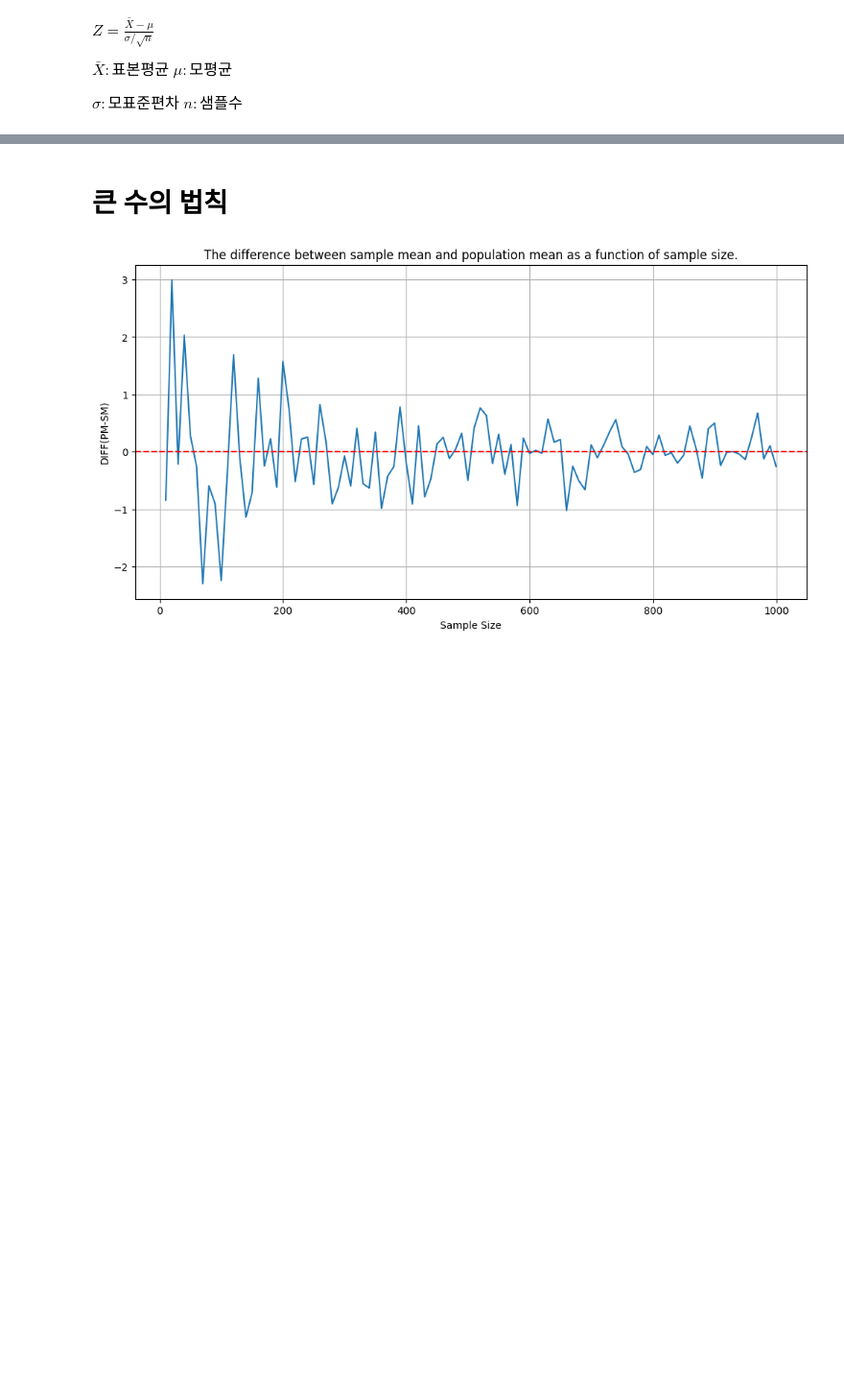
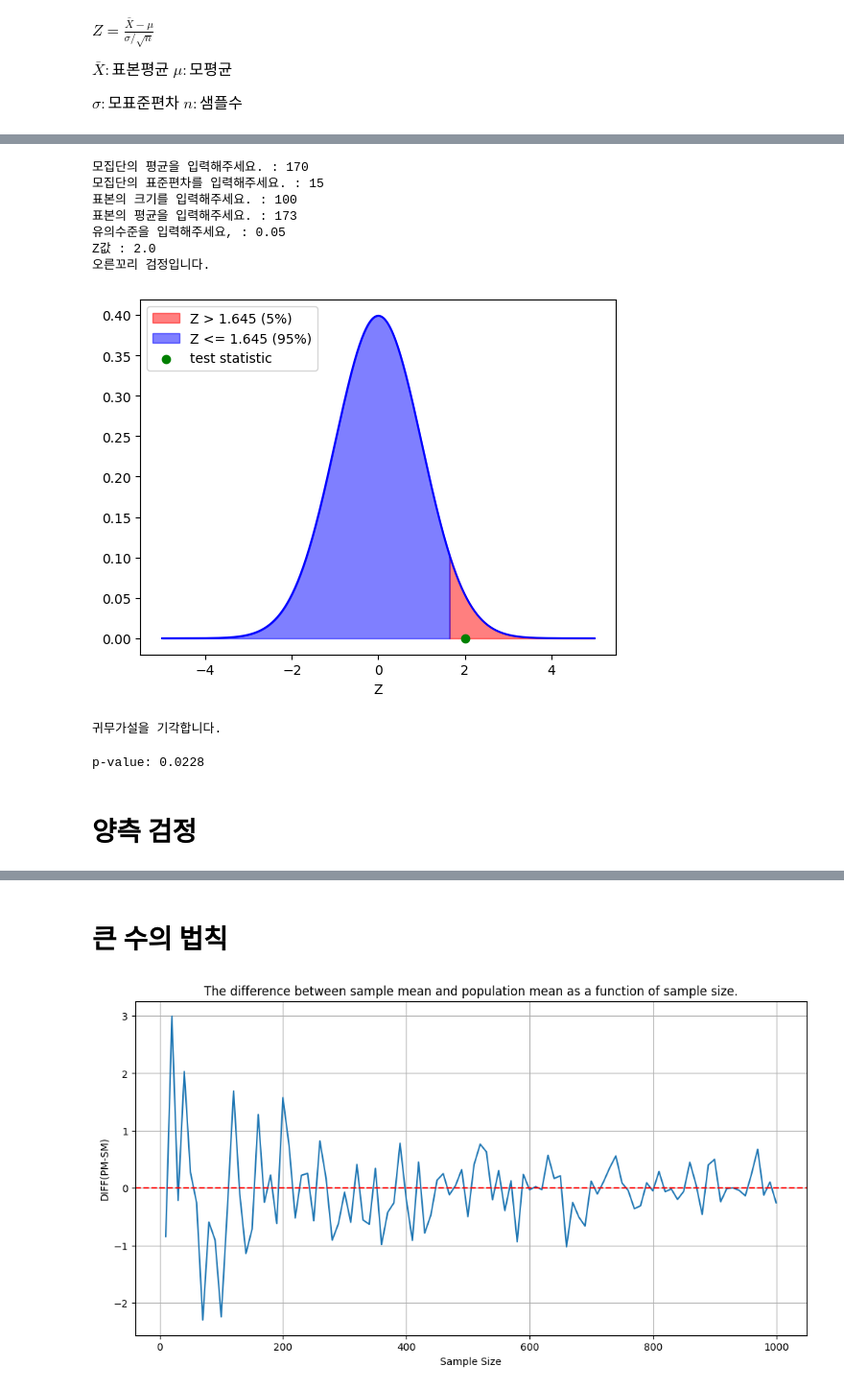
Before and after one commit to jason96819/Studying, a Jupyter notebook: statics/hypothesis_testing.ipynb, the cells around one changed output, grey strips where cells are left out. Shown at 96% size. Saved outputs shown, nothing was run; the diff lists cells and outputs as text; code cells hidden in the pictures; blank space fills up the shorter version.

```diff
--- a/statics/hypothesis_testing.ipynb
+++ b/statics/hypothesis_testing.ipynb
@@ -14,12 +10,3 @@ $μ : 모평균$
 
 $σ : 모 표준편차$
 $n : 샘플수$
-# %%
-sample_mean = 95        # 표본 평균 값
-population_mean = 100   # 모집단 평균 값
-population_stddev = 10  # 모집단 표준편차 값
-sample_size = 64        # 표본 크기 값
-
-# Z-통계량 계산
-Z = (sample_mean - population_mean) / (population_stddev / np.sqrt(sample_size))
-Z
@@ -32,10 +14,3 @@ Z_alpha = 1.645         # 임계값
 import numpy as np
 import matplotlib.pyplot as plt
 from scipy.stats import norm
-# %%
-def left_testing(z_value, significance_level):
-
-    if significance_level in [0.01, 0.05, 0.001]:
-        print('y')
-    else:
-        print('n')
@@ -85,0 +91,18 @@ left_testing(-4, 0.05)
+# %%
+def print_z_value_and_one_tailed_testing():
+    population_mean = float(input('모집단의 평균을 입력해주세요. : '))
+    population_stddev = float(input('모집단의 표준편차를 입력해주세요. : '))
+    sample_size = float(input('표본의 크기를 입력해주세요. : '))
+    sample_mean = float(input('표본의 평균을 입력해주세요. : '))
+    significance_level = float(input('유의수준을 입력해주세요, : '))
+
+    Z = (sample_mean - population_mean) / (population_stddev / np.sqrt(sample_size))
+
+    if population_mean <= sample_mean:
+        print(f'Z값 : {Z}')
+        print('오른꼬리 검정입니다.')
+        right_testing(Z, significance_level)
+    else:
+        print(f'Z값 : {Z}')
+        print('왼꼬리 검정입니다.')
+        left_testing(Z, significance_level)
@@ -85,0 +121,23 @@ left_testing(-4, 0.05)
+# %%
+print_z_value_and_one_tailed_testing()
+# %% [output]
+모집단의 평균을 입력해주세요. : 170
+모집단의 표준편차를 입력해주세요. : 15
+표본의 크기를 입력해주세요. : 100
+표본의 평균을 입력해주세요. : 173
+유의수준을 입력해주세요, : 0.05
+Z값 : 2.0
+오른꼬리 검정입니다.
+[figure, added]
+귀무가설을 기각합니다.
+# %%
+from scipy.stats import norm
+
+Z = 2
+p_value = 1 - norm.cdf(Z)
+
+print(f'p-value: {p_value:.4f}')
+# %% [output]
+p-value: 0.0228
+# %% [markdown]
+# 양측 검정
```
Also changed, not shown: parts of 12 cells of this notebook.
